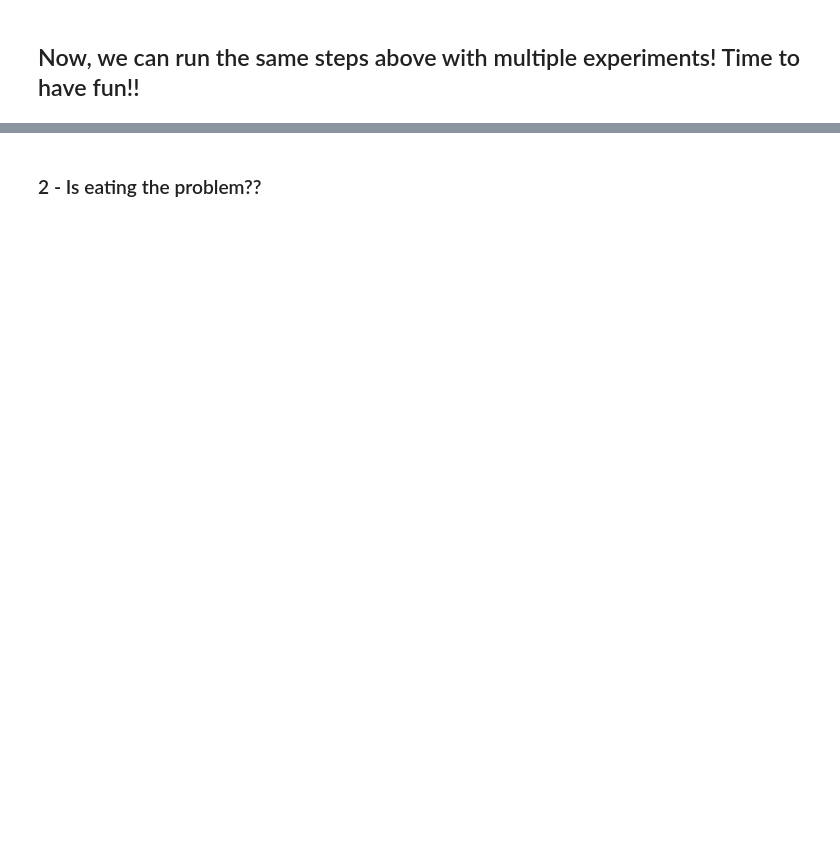
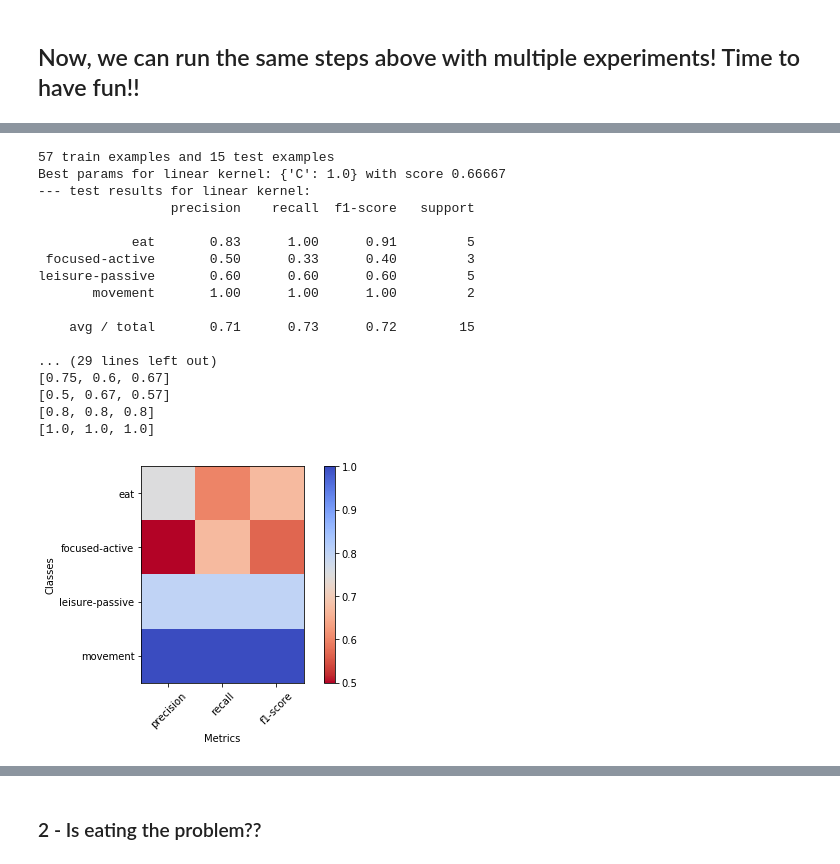
Before and after one commit to jucc/HeRV_analysis, a Jupyter notebook: HeRV_classification.ipynb, the cells around one changed output, grey strips where cells are left out. Cells and saved outputs as stored; diff of their text form; code cells hidden in the pictures; blank space fills up the shorter version.

```diff
--- a/HeRV_classification.ipynb
+++ b/HeRV_classification.ipynb
@@ -246,6 +245,25 @@ household-chores       0.36      0.67      0.47         6
 # %%
-r1 = hp.runFlow(hp.userRows(df, 1))
+r1 = hp.run_flow(hp.userRows(df, 1), feature_list)
 print (r1[0])
 print (r1[1])
 pr.plot_classification_report(r1[1], title ='')
+# %% [output]
+57 train examples and 15 test examples
+Best params for linear kernel: {'C': 1.0} with score 0.66667
+--- test results for linear kernel:
+                 precision    recall  f1-score   support
+
+            eat       0.83      1.00      0.91         5
+ focused-active       0.50      0.33      0.40         3
+leisure-passive       0.60      0.60      0.60         5
+       movement       1.00      1.00      1.00         2
+
+    avg / total       0.71      0.73      0.72        15
+
+... (29 lines left out)
+[0.75, 0.6, 0.67]
+[0.5, 0.67, 0.57]
+[0.8, 0.8, 0.8]
+[1.0, 1.0, 1.0]
+[figure, added]
 # %%
```
Also changed, not shown: parts of 18 cells of this notebook, 3 other files.
